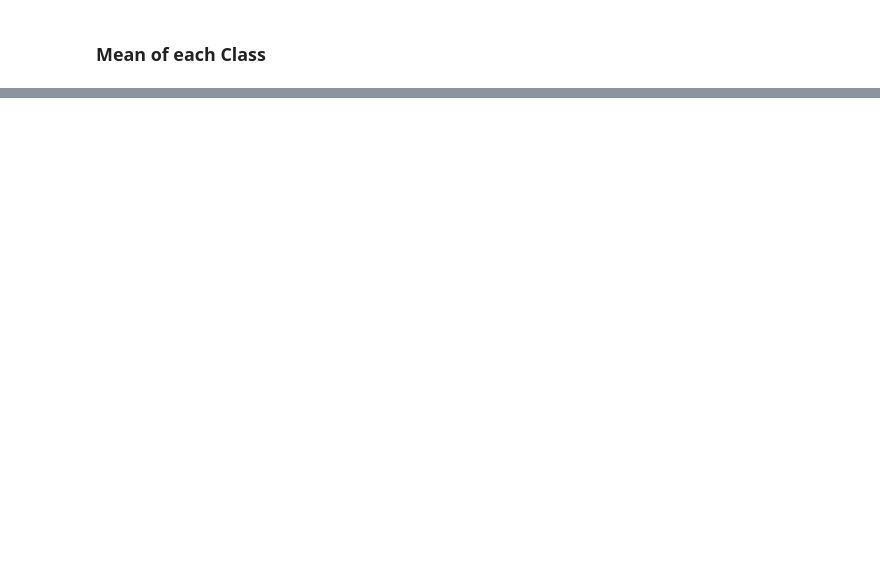
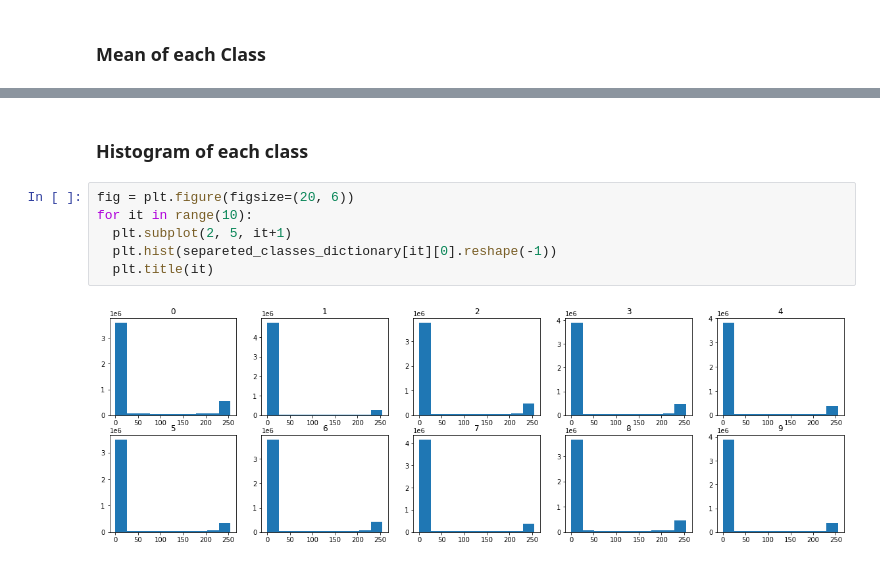
Before and after one commit to carvalheirafc/mnist-MachineLearning-Supervised, a Jupyter notebook: mnist_data_handler.ipynb, the cells around one changed output, grey strips where cells are left out. Saved outputs shown, nothing was run; the diff lists cells and outputs as text; blank space fills up the shorter version.

```diff
--- a/mnist_data_handler.ipynb
+++ b/mnist_data_handler.ipynb
@@ -91,0 +96,10 @@ for it in range(10):
+# %% [markdown]
+### Histogram of each class
+# %%
+fig = plt.figure(figsize=(20, 6))
+for it in range(10):
+  plt.subplot(2, 5, it+1)
+  plt.hist(separeted_classes_dictionary[it][0].reshape(-1))
+  plt.title(it)
+# %% [output]
+[figure, added]
```
Also changed, not shown: parts of 8 cells of this notebook.
